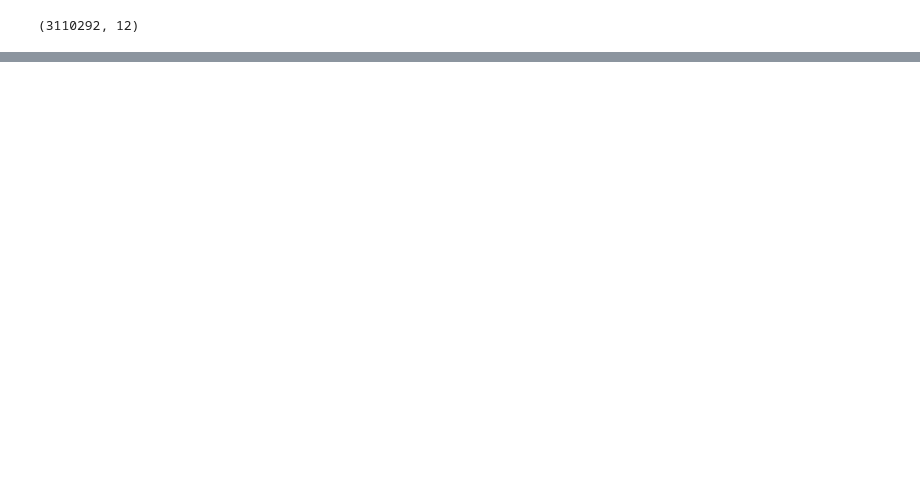
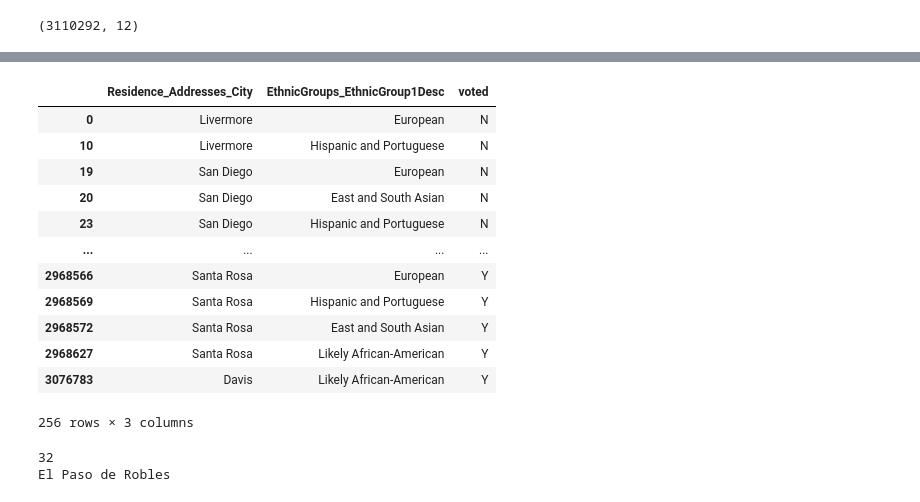
Before and after one commit to jnshzk/capstone, a Jupyter notebook: combine_demographic_vote_history.ipynb, the cells around one changed output, grey strips where cells are left out. Drawn from its saved outputs; the diff is of its cells as text; code cells hidden in the pictures; blank space fills up the shorter version.

```diff
--- a/combine_demographic_vote_history.ipynb
+++ b/combine_demographic_vote_history.ipynb
@@ -161,0 +176,3 @@ merged_file.to_csv('VM2--CA--2022-04-25-MERGED.csv')
+# %%
+import pandas as pd
+merged_file = pd.read_csv('VM2--CA--2022-04-25-MERGED.csv')
@@ -161,0 +188,11 @@ merged_file.to_csv('VM2--CA--2022-04-25-MERGED.csv')
+# %%
+def get_4_recent_date(string, df):
+    list_cols = [col for col in df.columns if col.startswith(string)]
+    dates = [col.replace(string+'_', '') for col in list_cols]
+    dates.sort(reverse=True)
+    return [string+'_'+d for d in dates[:4]]
+
+GE_cols = get_4_recent_date('General', merged_file)
+print(GE_cols)
+LM_cols = get_4_recent_date('Local_or_Municipal', merged_file)
+print(LM_cols)
@@ -161,0 +202,3 @@ merged_file.to_csv('VM2--CA--2022-04-25-MERGED.csv')
+# %%
+merged_file[GE_cols+LM_cols] = merged_file[GE_cols+LM_cols].fillna('N')
+merged_file.head()
@@ -161,0 +219,24 @@ merged_file.to_csv('VM2--CA--2022-04-25-MERGED.csv')
+# %%
+list_ethnic_city
+# %% [output]
+|  | Residence_Addresses_City | EthnicGroups_EthnicGroup1Desc | voted |
+| 0 | Livermore | European | N |
+| 10 | Livermore | Hispanic and Portuguese | N |
+| 19 | San Diego | European | N |
+| 20 | San Diego | East and South Asian | N |
+| 23 | San Diego | Hispanic and Portuguese | N |
+| ... | ... | ... | ... |
+| 2968566 | Santa Rosa | European | Y |
+| 2968569 | Santa Rosa | Hispanic and Portuguese | Y |
+| 2968572 | Santa Rosa | East and South Asian | Y |
+| 2968627 | Santa Rosa | Likely African-American | Y |
+| 3076783 | Davis | Likely African-American | Y |
+256 rows × 3 columns
+# %%
+print(list_ethnic_city.Residence_Addresses_City.nunique())
+for col in sampled_cityName:
+    if col not in list_ethnic_city.Residence_Addresses_City.unique():
+        print(col)
+# %% [output]
+32
+El Paso de Robles
```
Also changed, not shown: parts of 17 cells of this notebook.
